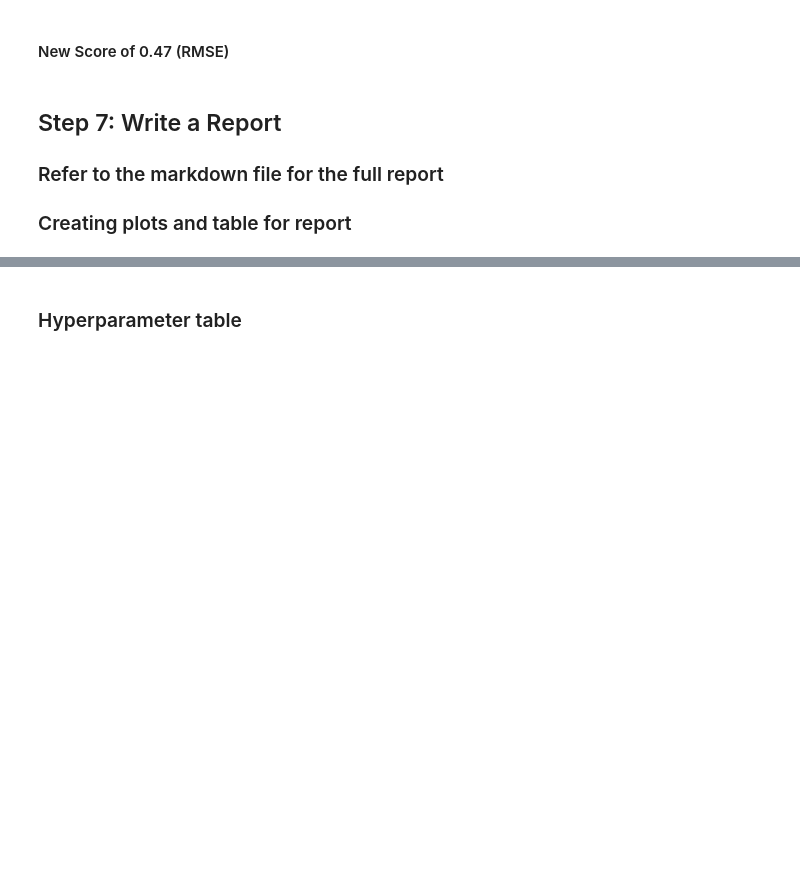
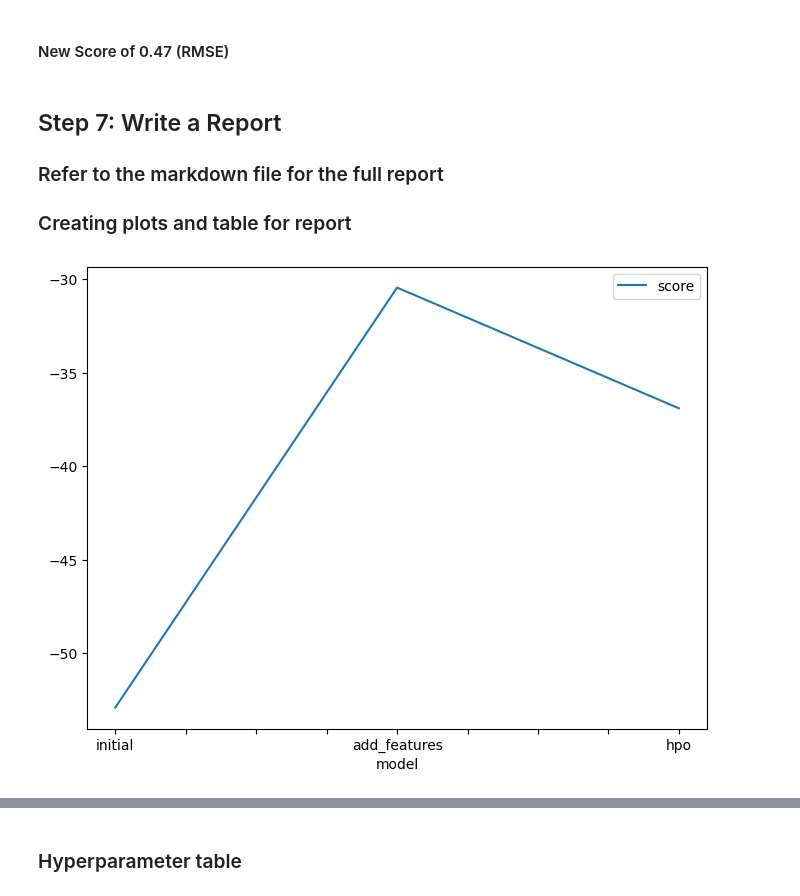
Before and after one commit to f3bolarinwa/AWS-Sagemaker---AutoML_model_training, a Jupyter notebook: project-template.ipynb, the cells around one changed output, grey strips where cells are left out. Saved outputs shown, nothing was run; the diff lists cells and outputs as text; code cells hidden in the pictures; blank space fills up the shorter version.

```diff
--- a/project-template.ipynb
+++ b/project-template.ipynb
@@ -682,13 +682,15 @@ submission.csv               2023-10-02 18:22:49  first raw submission
 # %%
 # Taking the top model score from each training run and creating a line plot to show improvement
 # You can create these in the notebook and save them to PNG or use some other tool (e.g. google sheets, excel)
 fig = pd.DataFrame(
     {
         "model": ["initial", "add_features", "hpo"],
-        "score": [?, ?, ?]
+        "score":  [-52.901472, -30.437635, -36.894794]
     }
 ).plot(x="model", y="score", figsize=(8, 6)).get_figure()
 fig.savefig('model_train_score.png')
+# %% [output]
+[figure, added]
 # %%
 # Take the 3 kaggle scores and creating a line plot to show improvement
 fig = pd.DataFrame(
```
Also changed, not shown: parts of 1 cell of this notebook.
